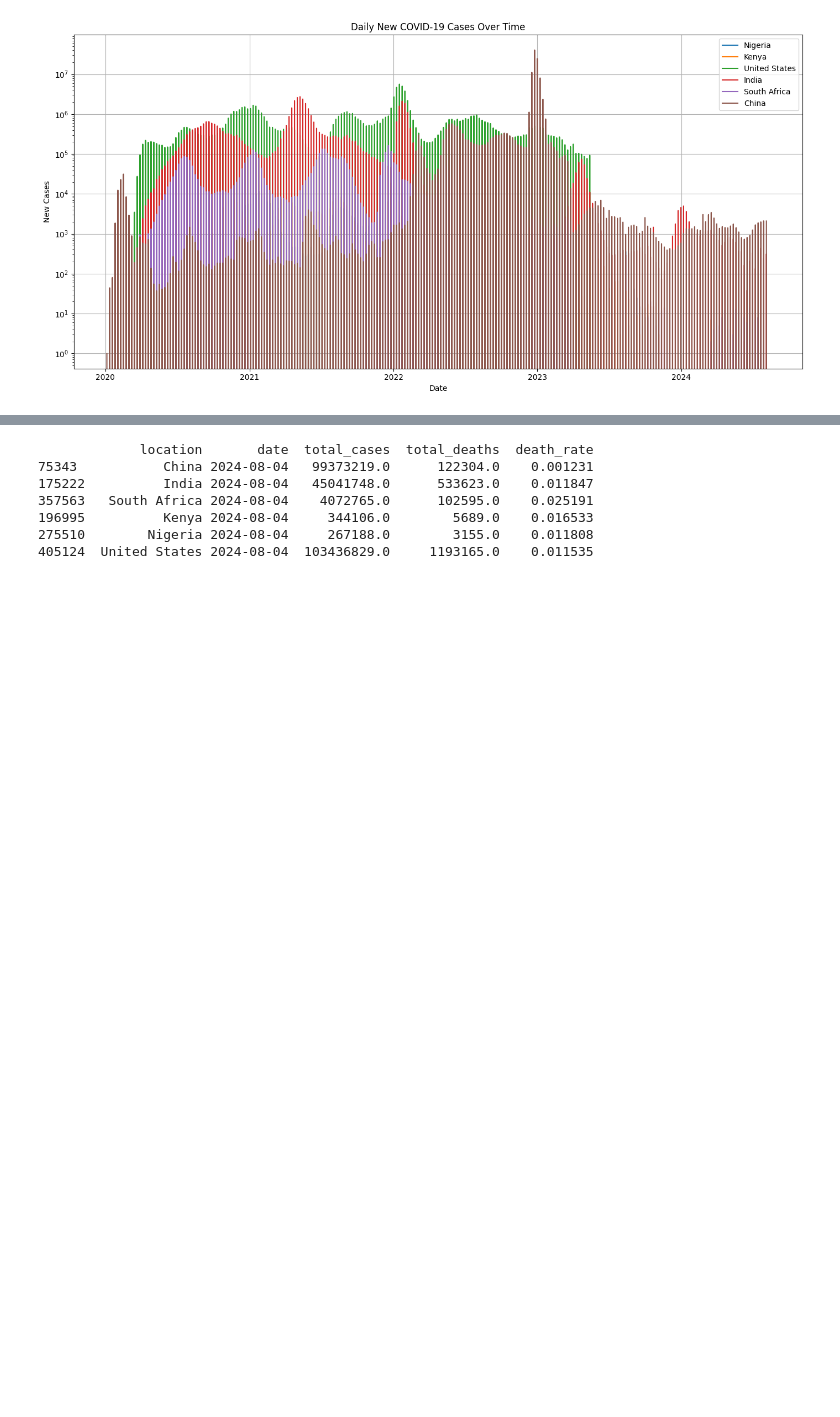
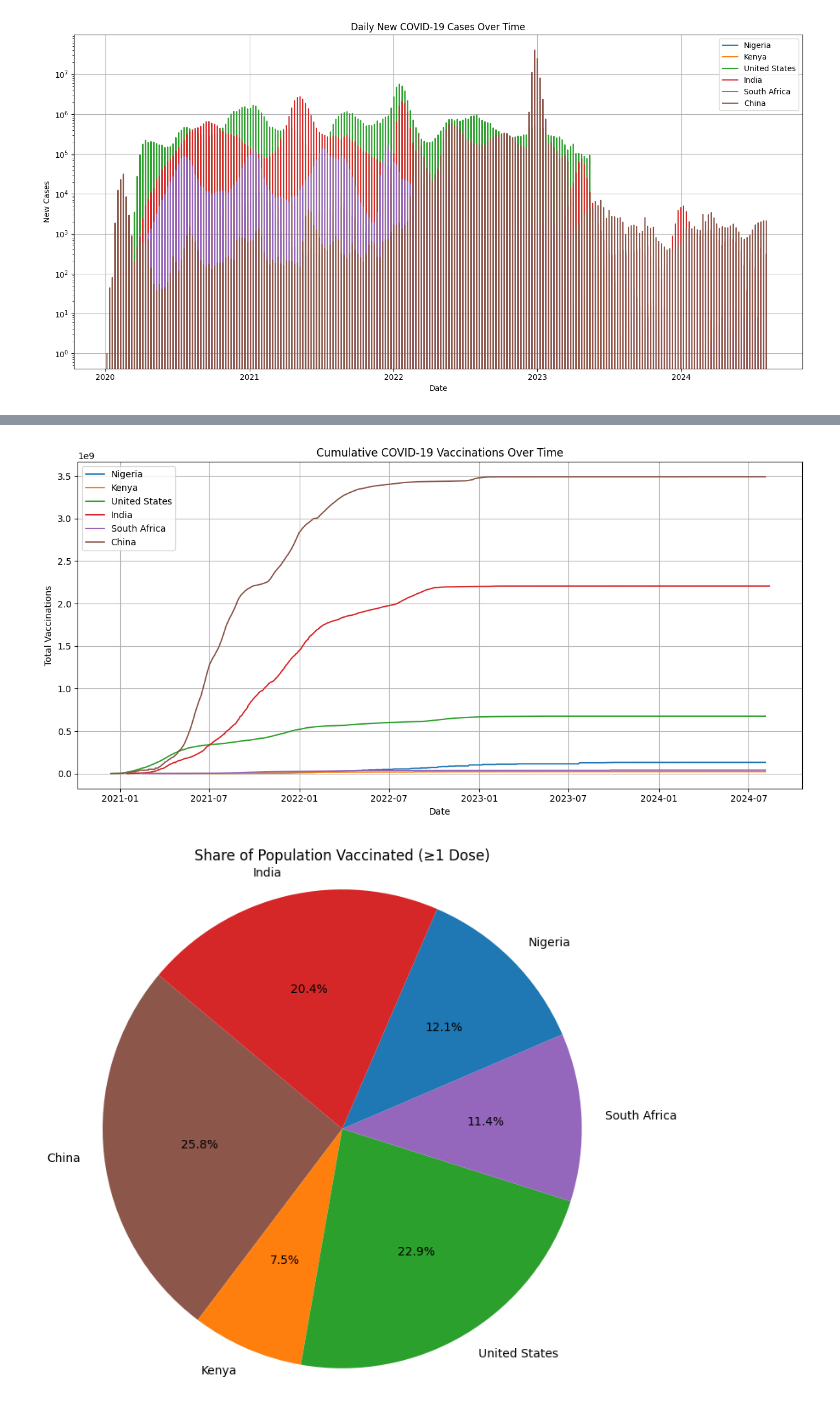
Before and after one commit to RespectAi/Python-Week-8-, a Jupyter notebook: covid.ipynb, the cells around one changed output, grey strips where cells are left out. Cells and saved outputs as stored; diff of their text form; code cells hidden in the pictures; blank space fills up the shorter version.

```diff
--- a/covid.ipynb
+++ b/covid.ipynb
@@ -290,19 +297,61 @@ plt.show()
 # %%
-# Replace zero or missing total_cases to avoid divide-by-zero
-latest_data['total_cases'] = latest_data['total_cases'].replace(0, pd.NA)
-latest_data['total_deaths'] = latest_data['total_deaths'].fillna(0)
+import pandas as pd
+import matplotlib.pyplot as plt
 
-# Calculate death rate
-latest_data['death_rate'] = latest_data['total_deaths'] / latest_data['total_cases']
-latest_data['death_rate'] = latest_data['death_rate'].fillna(0)
+# 1) Load and prepare data
+df = pd.read_csv('owid-covid-data.csv')
+df['date'] = pd.to_datetime(df['date'])
 
-# Now print
-print(latest_data[['location', 'date', 'total_cases', 'total_deaths', 'death_rate']])
+# Define your countries and colors
+countries = ['Nigeria', 'Kenya', 'United States', 'India', 'South Africa', 'China']
+colors = {
+    'Nigeria': '#1f77b4',
+    'Kenya': '#ff7f0e',
+    'United States': '#2ca02c',
+    'India': '#d62728',
+    'South Africa': '#9467bd',
+    'China': '#8c564b'
+}
+
+# Filter
+df_filtered = df[df['location'].isin(countries)].copy()
+df_filtered = df_filtered.sort_values(['location','date'])
+
+# 2) Plot cumulative vaccinations over time
+plt.figure(figsize=(12,6))
+for country in countries:
+    data = df_filtered[df_filtered['location']==country]
+    # fillna so plot is continuous
+    plt.plot(data['date'], data['total_vaccinations'].fillna(method='ffill'),
+             label=country, color=colors[country])
+plt.title('Cumulative COVID-19 Vaccinations Over Time')
+plt.xlabel('Date')
+plt.ylabel('Total Vaccinations')
+plt.legend()
+plt.grid(True)
+plt.tight_layout()
+plt.show()
+
+# 3) Prepare latest % vaccinated data
+# Use people_vaccinated_per_hundred (people with ≥1 dose per 100)
+latest = (
+    df_filtered
+    .dropna(subset=['people_vaccinated_per_hundred'])
+    .sort_values('date')
+    .groupby('location')
+    .tail(1)
+)
+
+# 4) Pie chart of % vaccinated population
+values = latest['people_vaccinated_per_hundred']
+labels = latest['location']
+pie_colors = [colors[c] for c in labels]
+
+plt.figure(figsize=(8,8))
+plt.pie(values, labels=labels, autopct='%1.1f%%', colors=pie_colors, startangle=140)
+plt.title('Share of Population Vaccinated (≥1 Dose)')
+plt.axis('equal')  # keep pie circular
+plt.show()
 # %% [output]
-             location       date  total_cases  total_deaths  death_rate
-75343           China 2024-08-04   99373219.0      122304.0    0.001231
-175222          India 2024-08-04   45041748.0      533623.0    0.011847
-357563   South Africa 2024-08-04    4072765.0      102595.0    0.025191
-196995          Kenya 2024-08-04     344106.0        5689.0    0.016533
-275510        Nigeria 2024-08-04     267188.0        3155.0    0.011808
-405124  United States 2024-08-04  103436829.0     1193165.0    0.011535
+[figure, added]
+[figure, added]
```
Also changed, not shown: parts of 2 cells of this notebook.
